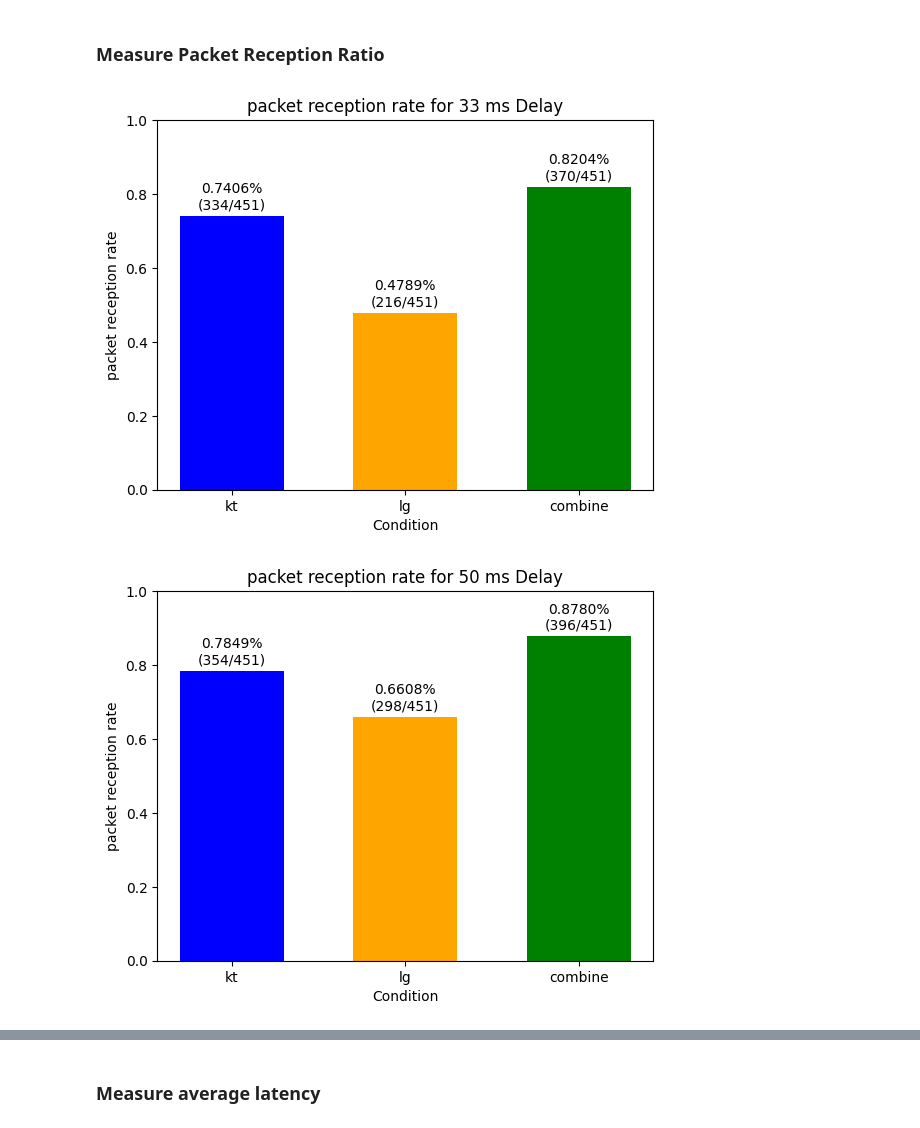
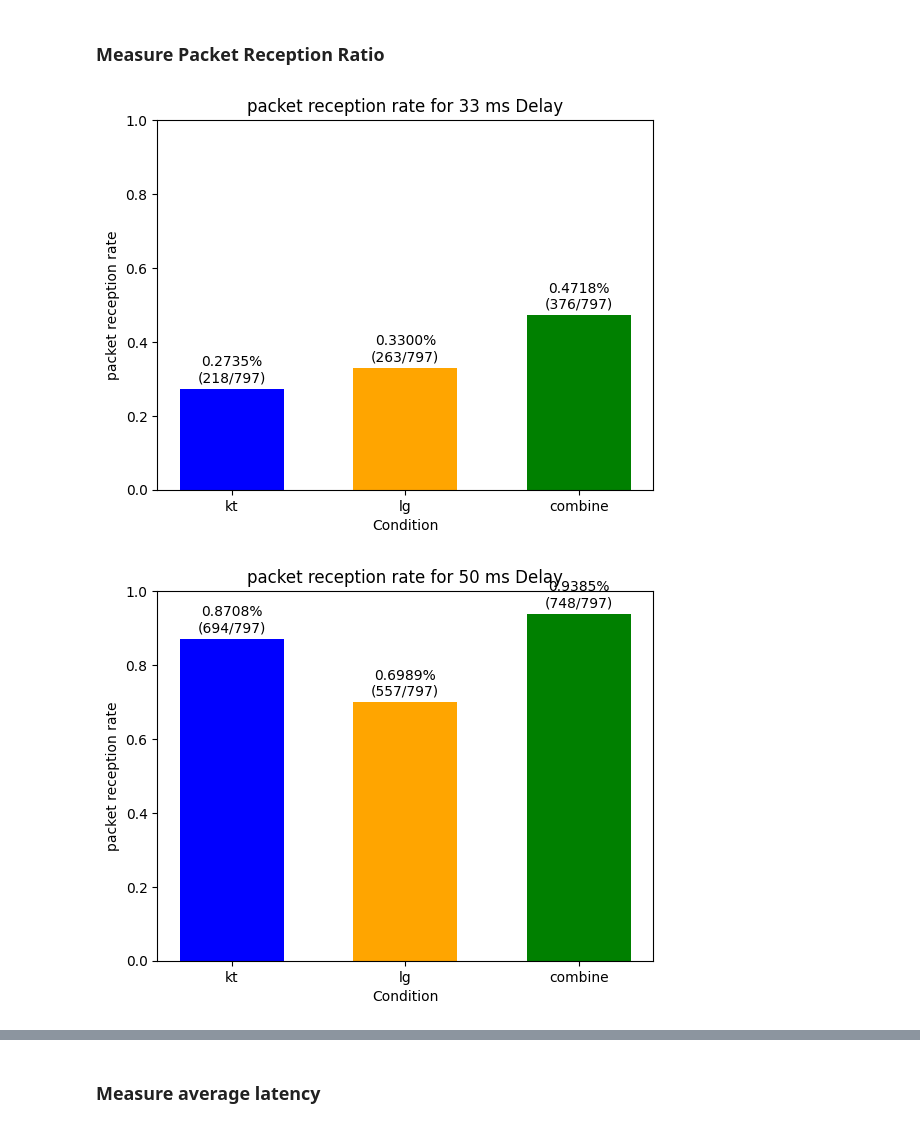
Before and after one commit to songmuheo/multipath, a Jupyter notebook: cpp/post_processing/postprocessing.ipynb, the cells around one changed output, grey strips where cells are left out. Saved outputs shown, nothing was run; the diff lists cells and outputs as text; code cells hidden in the pictures.

```diff
--- a/cpp/post_processing/postprocessing.ipynb
+++ b/cpp/post_processing/postprocessing.ipynb
@@ -6,12 +6,12 @@ import pandas as pd
 import os
 
 # PC filepath 설정
-# BASE_FILEPATH = "/home/songmu/"
-BASE_FILEPATH = "/home/widen/"
+BASE_FILEPATH = "/home/songmu/"
+# BASE_FILEPATH = "/home/widen/"
 
 # 사용할 client 및 server filepath 설정(연, 월, 일, 시)
-CLIENT_FILEPATH = BASE_FILEPATH + "Multipath/cpp/results/client/2024_09_26_22_47/"
-SERVER_FILEPATH = BASE_FILEPATH + "Multipath/cpp/results/server/2024_09_26_22_47/"
+CLIENT_FILEPATH = BASE_FILEPATH + "Multipath/cpp/results/client/2024_09_27_13_44/"
+SERVER_FILEPATH = BASE_FILEPATH + "Multipath/cpp/results/server/2024_09_27_13_44/"
 
 # 패킷 수신시 패킷 정보 logging 해둔 filepath
 KT_LOG_FILEPATH = SERVER_FILEPATH + "logs/kt_log.csv"
@@ -167,33 +167,36 @@ def plot_loss_rates_by_delay(kt_log_df, lg_log_df, combine_log_df, total_sequenc
         # Plotting for the current delay
         x = np.arange(len(labels))
         width = 0.6  # width of the bars
 
         fig, ax = plt.subplots()
         ax.bar(x, packet_reception_rates, width, color=['blue', 'orange', 'green'])
 
         # Annotating the bars with the percentage and the actual fraction
         for i, (packet_reception_rate, num_received) in enumerate(zip(packet_reception_rates, num_received_list)):
             ax.text(i, packet_reception_rate + 0.01,
                     f'{(packet_reception_rate):.4f}%\n({num_received}/{total_sequence})',
                     ha='center', va='bottom', fontsize=10)
 
         # Labeling and formatting the plot
         ax.set_xlabel('Condition')
         ax.set_ylabel('packet reception rate')
         ax.set_title(f'packet reception rate for {delay} ms Delay')
         ax.set_xticks(x)
         ax.set_xticklabels(labels)
         ax.set_ylim(0, 1)  # Set y-axis limit to 100% loss rate
 
         plt.savefig(f'{GRAPH_PATH}/prr_{delay}.png')
         plt.show()
 
 combined_log_df = pd.read_csv(COMBINE_LOG_FILEPATH, index_col=None)
 sending_log_df = pd.read_csv(SENDING_LOG_FILEPATH, index_col = None)
-# print(sending_log_df)
+kt_log_df = pd.read_csv(KT_LOG_FILEPATH, index_col = None)
+lg_log_df = pd.read_csv(LG_LOG_FILEPATH, index_col = None)
+
+
 total_sequence = sending_log_df.shape[0]    # 보낸 전체 메시지 수
 delays = [33, 50, 100, 'no_delay']
 plot_loss_rates_by_delay(kt_log_df, lg_log_df, combined_log_df, total_sequence, delays)
 # %% [output]
-[figure, old version]
+[figure, new version]
-[figure, old version]
+[figure, new version]
```
Also changed, not shown: parts of 13 cells of this notebook, 2 other files.
